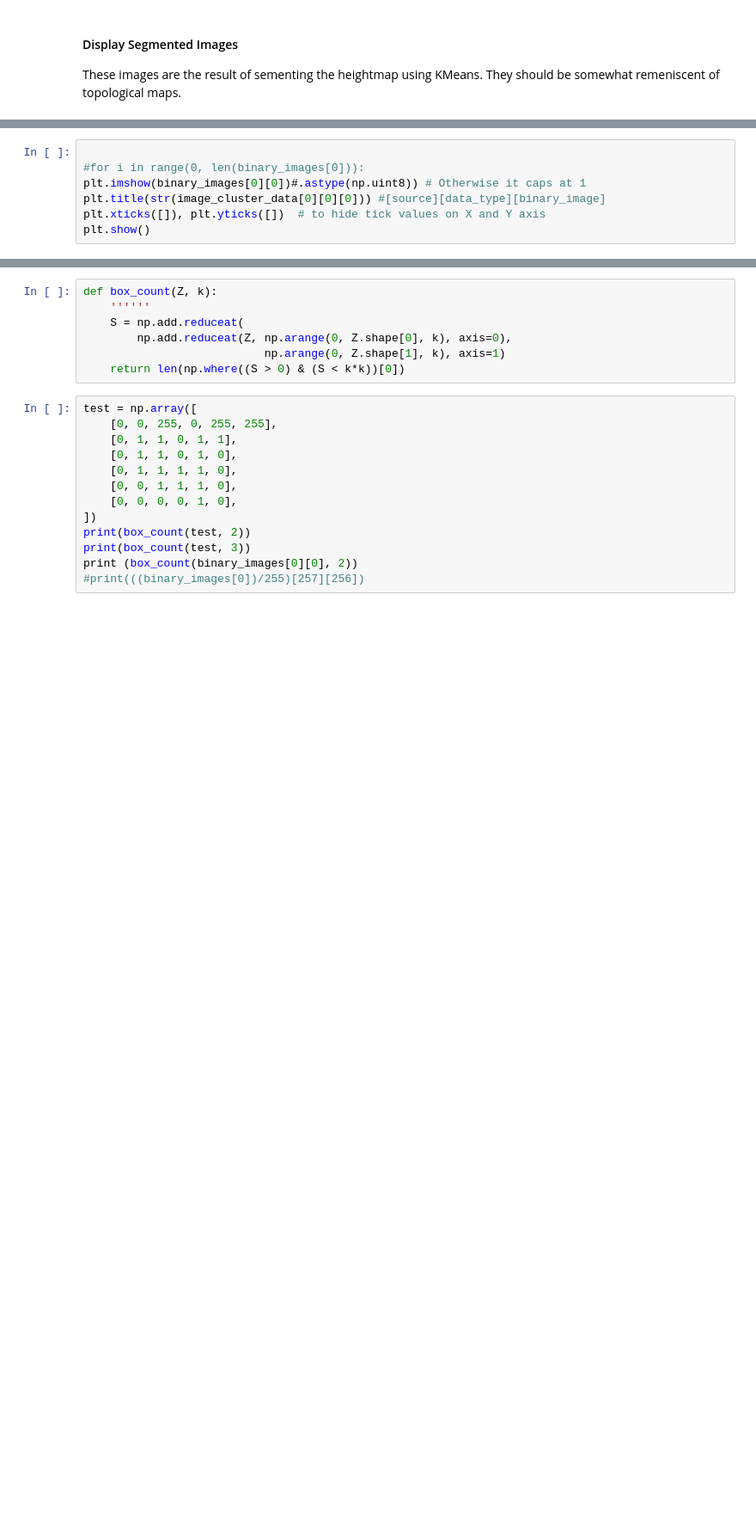
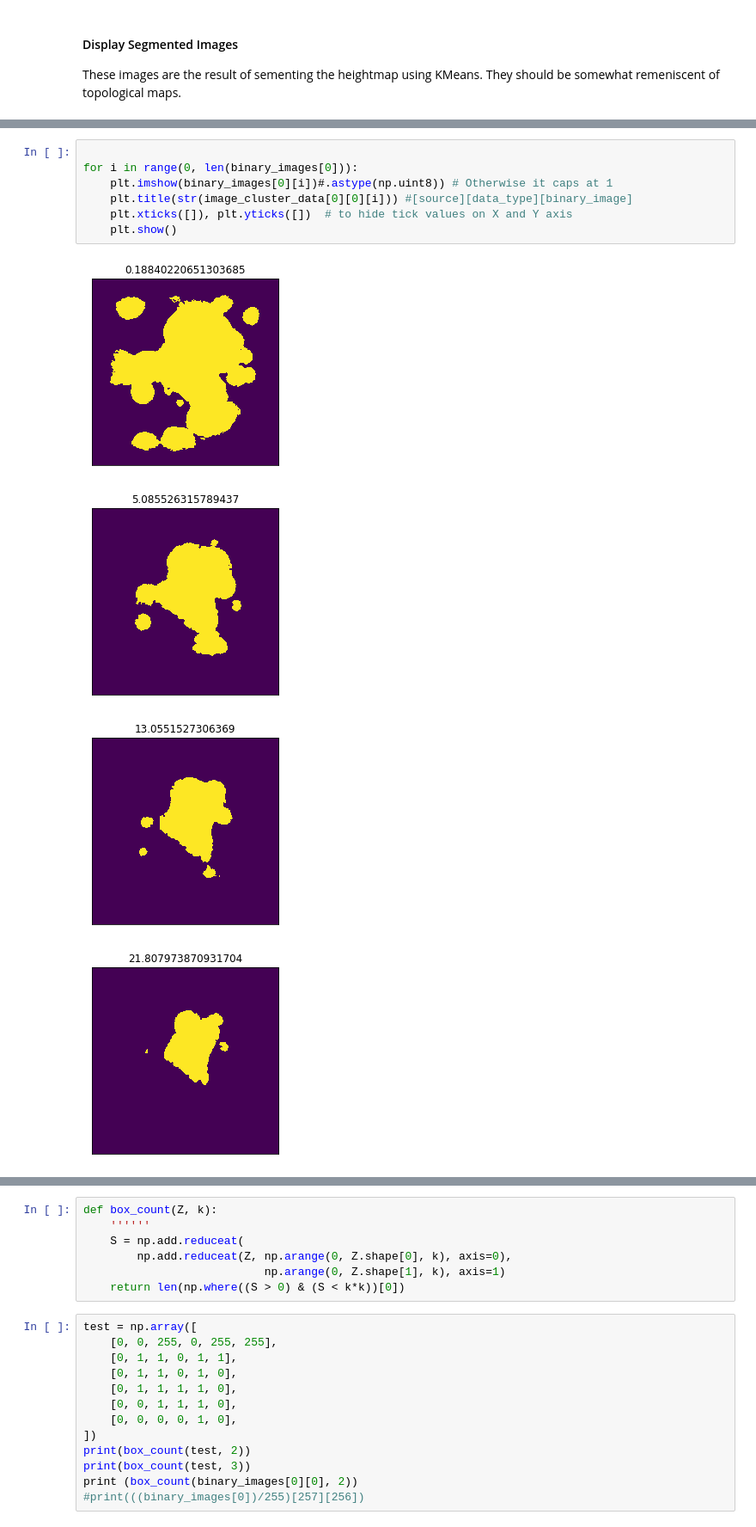
Before and after one commit to eoin-raff/ThesisRepo, a Jupyter notebook: Utils/Heightmap Analysis/heightmap_analysis.ipynb, the cells around one changed output, grey strips where cells are left out. Shown at 86% size. Saved outputs shown, nothing was run; the diff lists cells and outputs as text; blank space fills up the shorter version.

```diff
--- a/Utils/Heightmap Analysis/heightmap_analysis.ipynb
+++ b/Utils/Heightmap Analysis/heightmap_analysis.ipynb
@@ -133,7 +139,12 @@ MemoryError: Unable to allocate 2.01 MiB for an array with shape (513, 513) and
 # %%
 
-#for i in range(0, len(binary_images[0])):
-plt.imshow(binary_images[0][0])#.astype(np.uint8)) # Otherwise it caps at 1
-plt.title(str(image_cluster_data[0][0][0])) #[source][data_type][binary_image]
-plt.xticks([]), plt.yticks([])  # to hide tick values on X and Y axis
-plt.show()
+for i in range(0, len(binary_images[0])):
+    plt.imshow(binary_images[0][i])#.astype(np.uint8)) # Otherwise it caps at 1
+    plt.title(str(image_cluster_data[0][0][i])) #[source][data_type][binary_image]
+    plt.xticks([]), plt.yticks([])  # to hide tick values on X and Y axis
+    plt.show()
+# %% [output]
+[figure, added]
+[figure, added]
+[figure, added]
+[figure, added]
```
Also changed, not shown: parts of 17 cells of this notebook, 1 other file.
